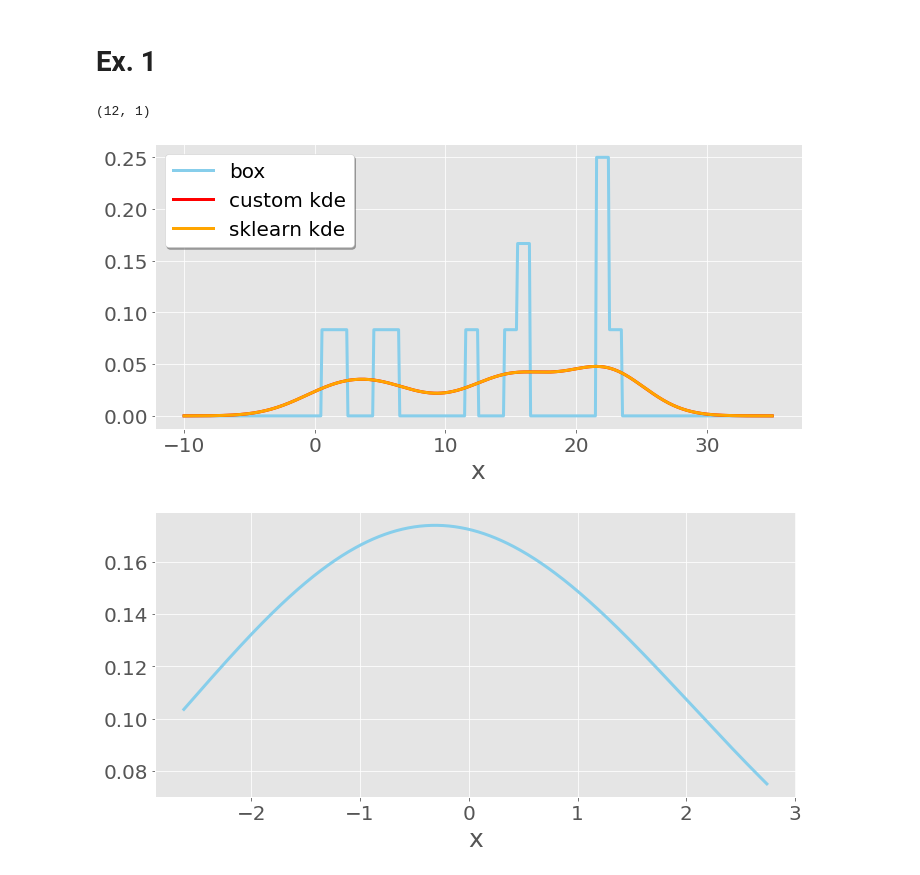
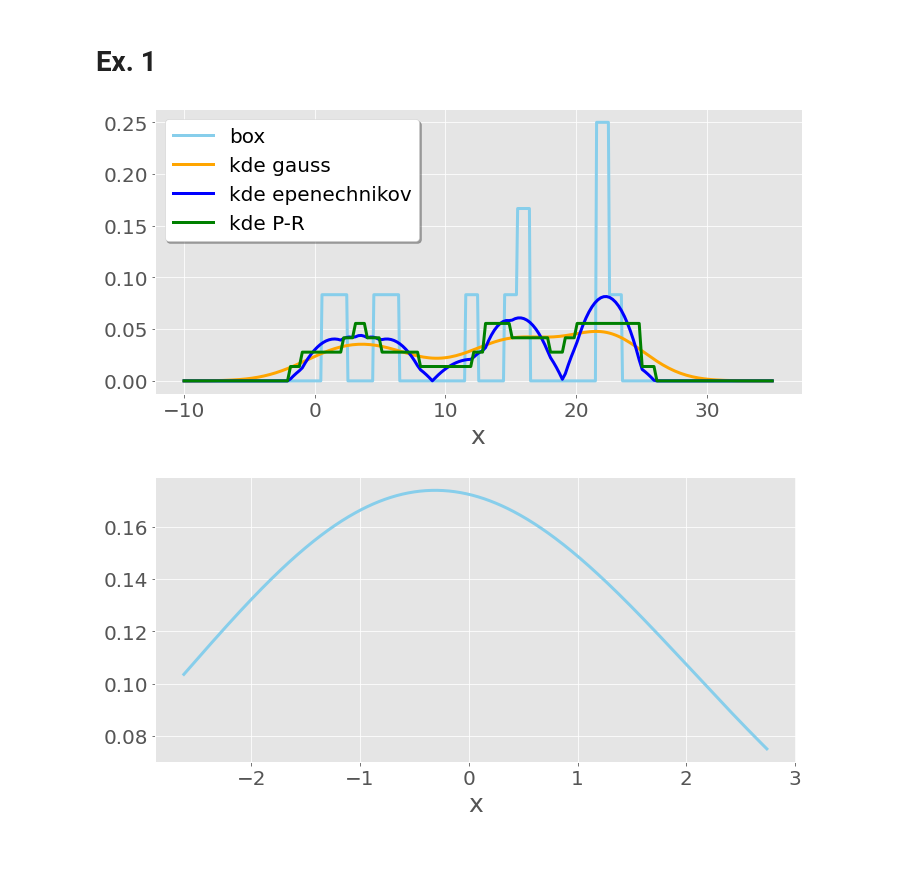
Before and after one commit to Kiril94/AMAS, a Jupyter notebook: Exercises/Ex8/Ex8_KDE.ipynb, the cells around one changed output. Saved outputs shown, nothing was run; the diff lists cells and outputs as text; code cells hidden in the pictures.

```diff
--- a/Exercises/Ex8/Ex8_KDE.ipynb
+++ b/Exercises/Ex8/Ex8_KDE.ipynb
@@ -44,28 +44,40 @@ def KDE(data, h, kernel, xmin ,xmax):
     for i in range(len(data)):
         y_arr += kernel(x_arr, data[i], h)
     return x_arr,y_arr/len(data)
-# %%
-data.reshape(-1,1).shape
-# %% [output]
-(12, 1)
 # %%
 xmin, xmax = -10, 35
 x, y = KDE(data, 1, box_func, xmin, xmax)
 x_g, y_g = KDE(data, 3, gauss_kernel, xmin, xmax)
 kernel = KernelDensity(bandwidth=3, kernel = 'gaussian')
+kernel_e = KernelDensity(bandwidth=3, kernel = 'epanechnikov')
+kernel_t = KernelDensity(bandwidth=3, kernel = 'tophat')
+
 kernel.fit(data.reshape(-1,1))
-x_sp = np.linspace(xmin, xmax,200)
-y_sp = kernel.score_samples(x_sp[:,None])
+kernel_e.fit(data.reshape(-1,1))
+kernel_t.fit(data.reshape(-1,1))
+
+X = np.linspace(xmin, xmax,200)
+y_sk_g = kernel.score_samples(X[:,None])
+y_e  = kernel_e.score_samples(X[:,None])
+y_t  = kernel_t.score_samples(X[:,None])
+
 #x_l, y_l = KDE(data, 1, lorentzian_kernel)
 ax, fig = vis.nice_plot(x, y, show_plot=False, data_label='box')
-ax, fig = vis.nice_plot(x_g, y_g, show_plot=False, figure=fig, axis = ax, color = 'r', data_label='custom kde')
-ax, fig = vis.nice_plot(x_sp, np.exp(y_sp), show_plot=False, figure=fig, axis = ax,
-                        color = 'orange', data_label='sklearn kde', plot_legend=True)
+#ax, fig = vis.nice_plot(x_g, y_g, show_plot=False, figure=fig, axis = ax, color = 'r', data_label='custom kde')
+ax, fig = vis.nice_plot(X, np.exp(y_sk_g), show_plot=False, figure=fig, axis = ax,
+                        color = 'orange', data_label='kde gauss', plot_legend=True)
+
+ax, fig = vis.nice_plot(X, np.exp(y_e), show_plot=False, figure=fig, axis = ax,
+                        color = 'blue', data_label='kde epenechnikov', plot_legend=True)
+ax, fig = vis.nice_plot(X, np.exp(y_t), show_plot=False, figure=fig, axis = ax,
+                        color = 'green', data_label='kde P-R', plot_legend=True)
+
+
 
 #ax, fig = vis.nice_plot(x_l, y_l, show_plot=False, figure=fig, axis = ax, color = 'orange')
 fig
 # %% [output]
-[figure, old version]
+[figure, new version]
 # %%
 #generate data
 data = stats.norm.rvs(size = (10))
```
Also changed, not shown: 2 other files.
